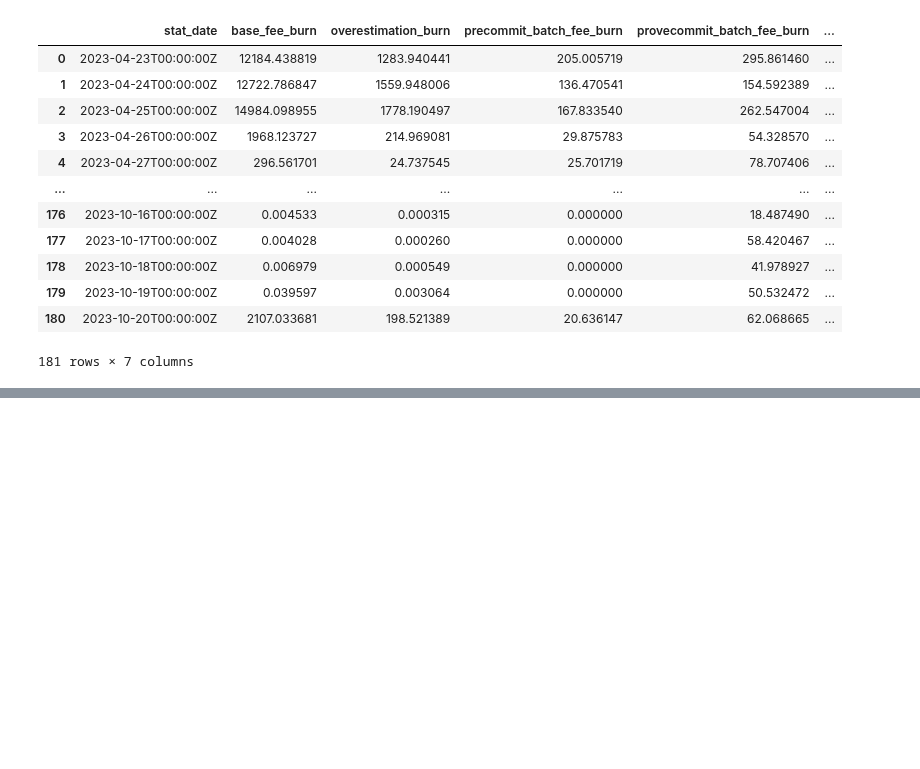
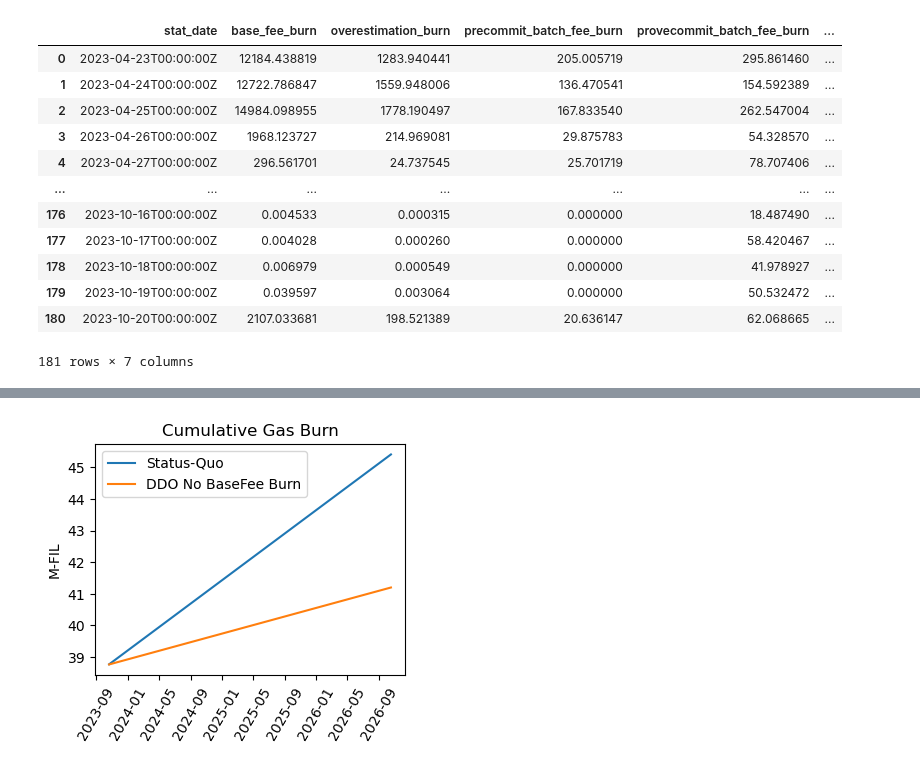
Before and after one commit to protocol/CryptoEconLab, a Jupyter notebook: notebooks/mechafil_jax/direct_filp_v2/case1.ipynb, the cells around one changed output, grey strips where cells are left out. Saved outputs shown, nothing was run; the diff lists cells and outputs as text; code cells hidden in the pictures; blank space fills up the shorter version.

```diff
--- a/notebooks/mechafil_jax/direct_filp_v2/case1.ipynb
+++ b/notebooks/mechafil_jax/direct_filp_v2/case1.ipynb
@@ -192,4 +282,21 @@ simulation_results_updated_gasburn = sim.run_sim(
     sector_duration,
     offline_data_updated_gas_burn
 )
+# %%
+fig, axx = plt.subplots(nrows=1, ncols=1, figsize=(4,3))
+t = date_utils.get_t(current_date, end_date=end_date)
+offset = (current_date-start_date).days
+
+status_quo_burn_fil_vec = np.ones(forecast_length)*offline_data['daily_burnt_fil']
+x = gas_burn_forecast
+y = np.cumsum(np.ones(forecast_length)*offline_data['daily_burnt_fil']) + offline_data['burnt_fil_vec'][-1]
+# axx.plot(t, (y-x)/y*100)
+axx.plot(t, y/1e6, label='Status-Quo')
+axx.plot(t, x/1e6, label='DDO No BaseFee Burn')
+axx.legend()
+axx.set_ylabel('M-FIL')
+axx.set_title('Cumulative Gas Burn')
+for tick in axx.get_xticklabels(): tick.set_rotation(60)
+# %% [output]
+[figure, added]
 # %%
```
Also changed, not shown: parts of 10 cells of this notebook, 4 other files.
